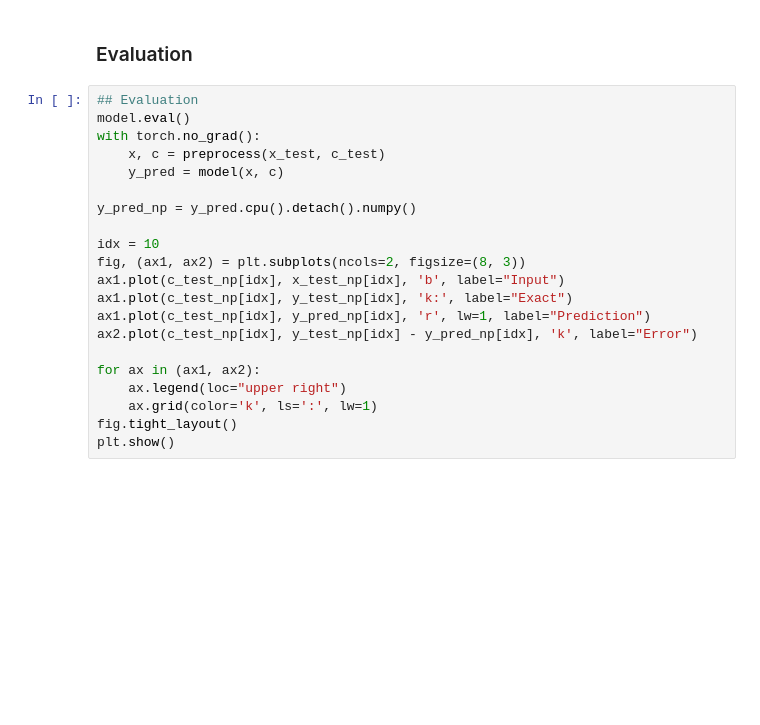
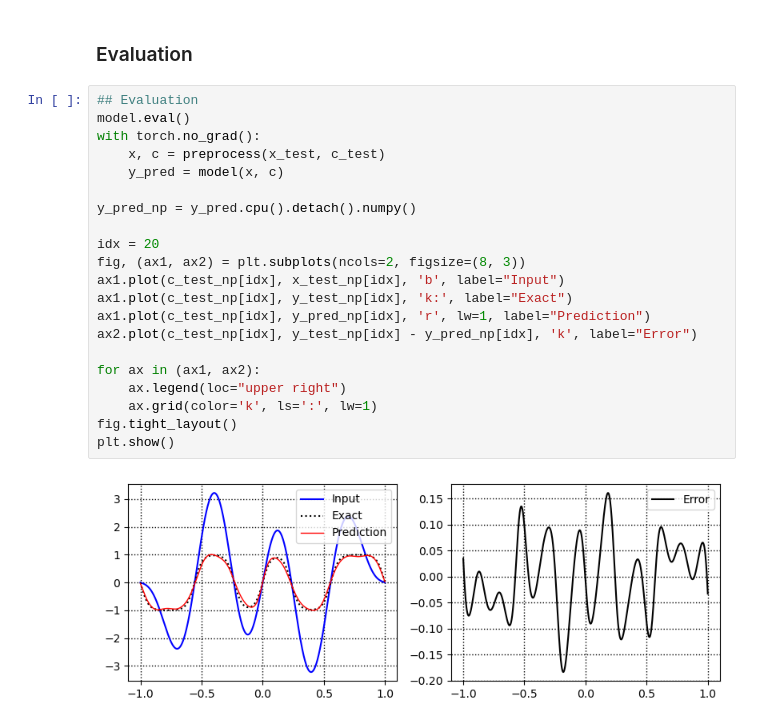
Before and after one commit to nampluskr/lectures, a Jupyter notebook: scientific_machine_learning/SM-2_deep_operator_networks/SM-213_deeponet_allen-cahn.ipynb, the cells around one changed output. Cells and saved outputs as stored; diff of their text form; blank space fills up the shorter version.

```diff
--- a/scientific_machine_learning/SM-2_deep_operator_networks/SM-213_deeponet_allen-cahn.ipynb
+++ b/scientific_machine_learning/SM-2_deep_operator_networks/SM-213_deeponet_allen-cahn.ipynb
@@ -146,21 +159,23 @@ for epoch in range(1, n_epochs + 1):
 # %%
 ## Evaluation
 model.eval()
 with torch.no_grad():
     x, c = preprocess(x_test, c_test)
     y_pred = model(x, c)
 
 y_pred_np = y_pred.cpu().detach().numpy()
 
-idx = 10
+idx = 20
 fig, (ax1, ax2) = plt.subplots(ncols=2, figsize=(8, 3))
 ax1.plot(c_test_np[idx], x_test_np[idx], 'b', label="Input")
 ax1.plot(c_test_np[idx], y_test_np[idx], 'k:', label="Exact")
 ax1.plot(c_test_np[idx], y_pred_np[idx], 'r', lw=1, label="Prediction")
 ax2.plot(c_test_np[idx], y_test_np[idx] - y_pred_np[idx], 'k', label="Error")
 
 for ax in (ax1, ax2):
     ax.legend(loc="upper right")
     ax.grid(color='k', ls=':', lw=1)
 fig.tight_layout()
 plt.show()
+# %% [output]
+[figure, added]
```
Also changed, not shown: parts of 2 cells of this notebook.
